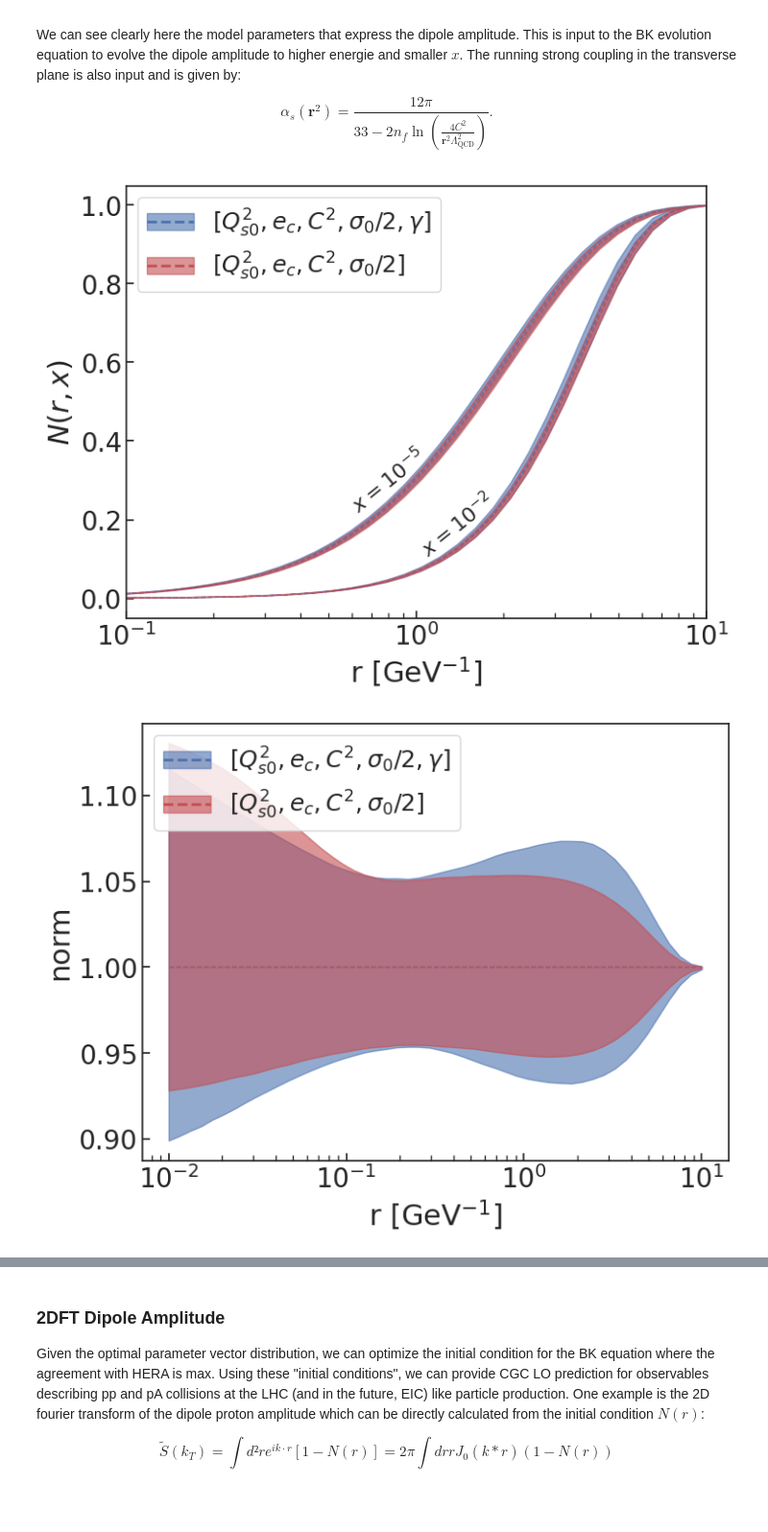
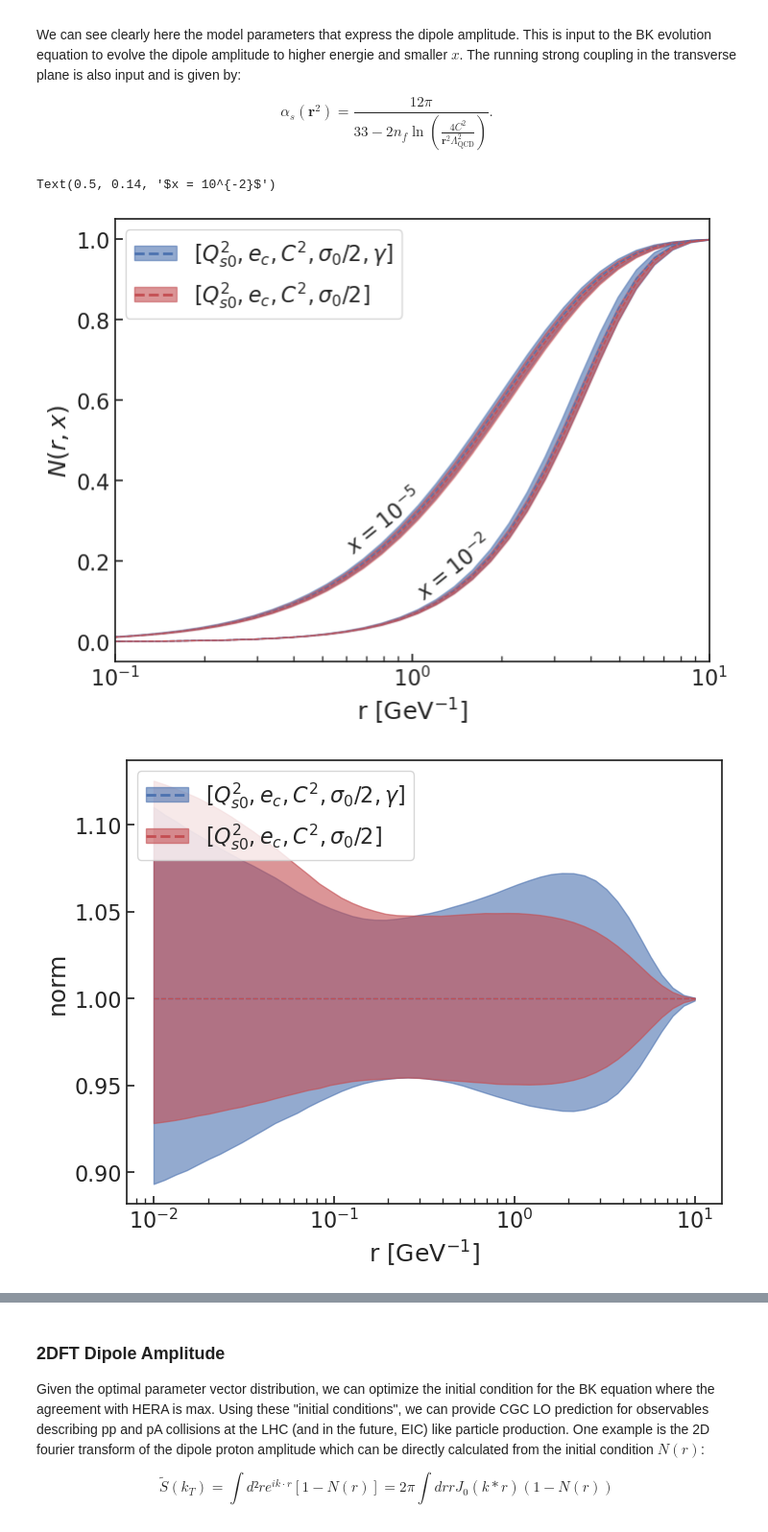
Before and after one commit to camcasuga/BayesianBK_results, a Jupyter notebook: analysis.ipynb, the cells around one changed output, grey strips where cells are left out. Shown at 96% size. Drawn from its saved outputs; the diff is of its cells as text; code cells hidden in the pictures; blank space fills up the shorter version.

```diff
--- a/analysis.ipynb
+++ b/analysis.ipynb
@@ -276,6 +277,14 @@ e_cs = theta_post_1000[:, 2] if model_ == "mv5" else theta_post_1000[:, 1]
 Qs02s = theta_post_1000[:, 0]
 sigma02s = theta_post_1000[:, -1]
 gammas = theta_post_1000[:, 1] if model_ == "mv5" else np.ones(n)
+# %%
+model_to_comp = "mv5" if model_ == "mve" else "mve"
+paramsamples_tocomp = np.vstack(np.loadtxt("data/{}/{}/theta_all.dat".format(model_to_comp, correlated_str), unpack=True)).T
+theta_tocomp_1000 = np.array([paramsamples_tocomp[i] for i in inds])
+e_cs_comp = theta_tocomp_1000[:, 2] if model_to_comp == "mv5" else theta_tocomp_1000[:, 1]
+Qs02s_comp = theta_tocomp_1000[:, 0]
+sigma02s_comp = theta_tocomp_1000[:, -1]
+gammas_comp = theta_tocomp_1000[:, 1] if model_to_comp == "mv5" else np.ones(n)
 # %% [markdown]
 ### Initial Dipole Amplitude Shape
 
@@ -320,40 +311,32 @@ eBK_mv5_dsd = eBK_mv5[0]- 2*eBK_mv5[2]
 # %%
-# plot initial bk
-fig, ax = plot_pred_mve_vs_mv5(iBK_comp, iBK, rs, r"$N(r,x)$", "r [GeV$^{-1}$]", legend_loc = "upper left", linewidth_=1.0)
+# plot initial and evolved bk
+iBK_mve = iBK_comp if model_ == "mv5" else iBK
+iBK_mv5 = iBK if model_ == "mv5" else iBK_comp
 
-ax.plot(rs, eBK_mv5[0], '--', color = "b", linewidth = 1.0)
-ax.fill_between(rs, eBK_mv5_usd, eBK_mv5_dsd, color = "b", alpha = 0.6)
-ax.plot(rs, eBK_mve[0], '--', color = "r", linewidth = 1.0)
-ax.fill_between(rs, eBK_mve_usd, eBK_mve_dsd, color = "r", alpha = 0.6)
+fig, ax = plt.subplots(1,1, figsize = (8,6))
+plot_pred_mve_vs_mv5(fig,ax, eBK_mve, eBK_mv5, rs, linewidth_ = 1.0)
+plot_pred_mve_vs_mv5(fig,ax, iBK_mve, iBK_mv5, rs, r"$N(r,x)$", "r [GeV$^{-1}$]", legend_loc = "upper left", linewidth_=1.0)
+
 ax.set_xscale("log")
 ax.set_xlim(.1, 10)
 ax.text(0.38, 0.25, r'$x_{} = 10^{-5}$', transform=ax.transAxes, rotation = 39, fontsize = 16)
 ax.text(0.5, 0.14, r'$x = 10^{-2}$', transform=ax.transAxes, rotation = 39, fontsize = 16)
-fig.savefig("plots/{}_iebk.pdf".format(correlated_str), bbox_inches='tight')
+#fig.savefig("plots/{}_iebk.pdf".format(correlated_str), bbox_inches='tight')
 # %% [output]
+Text(0.5, 0.14, '$x = 10^{-2}$')
-[figure, old version]
+[figure, new version]
 # %%
 # normalize to 1
 iBK_norm = iBK/iBK[0]
-iBK_norm_usd = iBK_usd/iBK[0]
-iBK_norm_dsd = iBK_dsd/iBK[0]
-
 iBK_comp_norm = iBK_comp/iBK_comp[0]
-iBK_comp_norm_usd = iBK_comp_usd/iBK_comp[0]
-iBK_comp_norm_dsd = iBK_comp_dsd/iBK_comp[0]
 
 #evolved bk normalize to 1
 eBK_mve_norm = eBK_mve/eBK_mve[0]
-eBK_mve_norm_usd = eBK_mve_usd/eBK_mve[0]
-eBK_mve_norm_dsd = eBK_mve_dsd/eBK_mve[0]
-
 eBK_mv5_norm = eBK_mv5/eBK_mv5[0]
-eBK_mv5_norm_usd = eBK_mv5_usd/eBK_mv5[0]
-eBK_mv5_norm_dsd = eBK_mv5_dsd/eBK_mv5[0]
-
 # then plot
-fig, ax = plot_pred_mve_vs_mv5(iBK_comp_norm, iBK_norm, rs, 'norm', "r [GeV$^{-1}$]", legend_loc = "upper left", linewidth_=1.0)
+fig, ax = plt.subplots(1,1, figsize = (8,6))
+fig, ax = plot_pred_mve_vs_mv5(fig, ax, iBK_comp_norm, iBK_norm, rs, 'norm', "r [GeV$^{-1}$]", legend_loc = "upper left", linewidth_=1.0)
 ax.set_xscale("log")
 # %% [output]
-[figure, old version]
+[figure, new version]
 # %%
```
Also changed, not shown: parts of 27 cells of this notebook, 7 other files.
